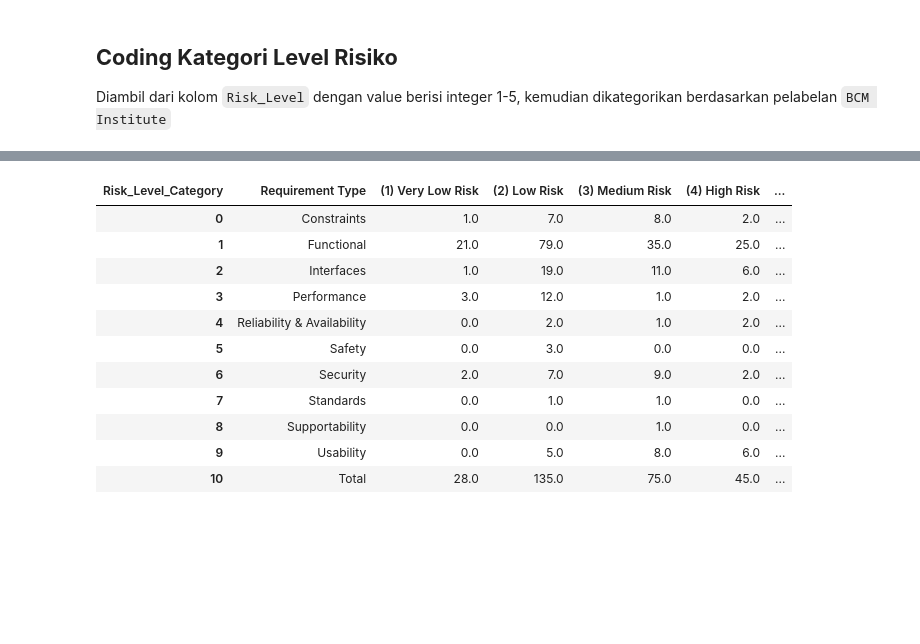
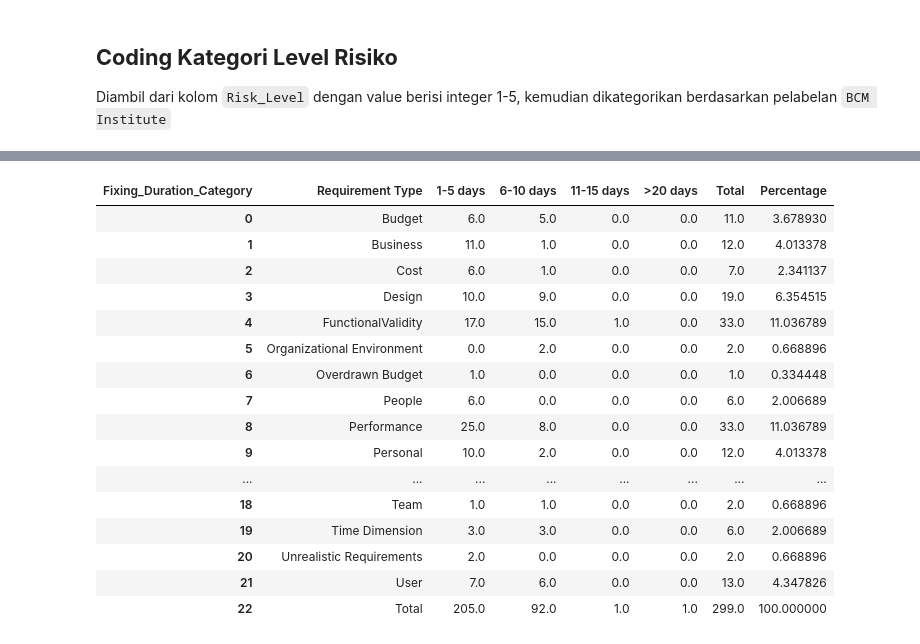
Before and after one commit to apostroef/SRS-risk-management, a Jupyter notebook: tabulation.ipynb, the cells around one changed output, grey strips where cells are left out. Drawn from its saved outputs; the diff is of its cells as text; code cells hidden in the pictures; blank space fills up the shorter version.

```diff
--- a/tabulation.ipynb
+++ b/tabulation.ipynb
@@ -18,6 +15,8 @@ from rich.console import Console
 Diambil dari kolom `Risk_Level` dengan value berisi integer 1-5, kemudian dikategorikan berdasarkan pelabelan `BCM Institute`
 # %%
 data = pd.read_csv("csv_result-Final Dataset.csv")
+df = pd.DataFrame(data)
+display(df.head(7))
 
 
 def categorized_risk(df):
@@ -35,25 +34,21 @@ def categorized_risk(df):
     return df
 
 
+def categorized_duration(df):
+    bins = [1, 6, 11, 16, 20, np.inf]
+    labels = [
+        "1-5 days",
+        "6-10 days",
+        "11-15 days",
+        "16-20 days",
+        ">20 days",
+    ]
+    df["Fixing_Duration_Category"] = pd.cut(
+        df["Fixing_Duration"], bins=bins, labels=labels, right=False
+    )
+    return df
+
+
 df = categorized_risk(df)
-
-Risk_Level = pd.crosstab(
-    index=df[df["Project"] == "Transaction Processing System"]["Risk_Level_Category"],
-    columns="count",
-)
-Risk_Level["Percentage"] = (
-    Risk_Level["count"] / Risk_Level["count"].sum() * 100
-).round(2)
-total_row = pd.DataFrame(
-    {
-        "count": [Risk_Level["count"].sum()],
-        "Percentage": [Risk_Level["Percentage"].sum().round(1)],
-    },
-    index=["Total"],
-)
-Risk_Level = pd.concat([Risk_Level, total_row])
-Risk_Level = Risk_Level.reset_index()
-Risk_Level = Risk_Level.rename(columns={"index": "Risk Level"})
-Risk_Level = Risk_Level[["Risk Level", "count", "Percentage"]]
-display(Risk_Level)
+df = categorized_duration(df)
 # %% [output]
@@ -89,23 +142,28 @@ display(Risk_Project)
 # %%
-Risk_Project = pd.crosstab(index=df["Requirement"], columns=df["Risk_Level_Category"])
+Risk_Project = pd.crosstab(index=df["Risk"], columns=df["Fixing_Duration_Category"])
 Risk_Project["Total"] = Risk_Project.sum(axis=1).astype(int)
 Risk_Project["Percentage"] = Risk_Project["Total"] / Risk_Project["Total"].sum() * 100
 total_row = Risk_Project.sum(axis=0).to_frame().T
 total_row.index = ["Total"]
 Risk_Project = pd.concat([Risk_Project, total_row])
 Risk_Project = Risk_Project.reset_index()
 Risk_Project = Risk_Project.rename(columns={"index": "Requirement Type"})
 display(Risk_Project)
 # %% [output]
-| Risk_Level_Category | Requirement Type | (1) Very Low Risk | (2) Low Risk | (3) Medium Risk | (4) High Risk | ... |
-| 0 | Constraints | 1.0 | 7.0 | 8.0 | 2.0 | ... |
-| 1 | Functional | 21.0 | 79.0 | 35.0 | 25.0 | ... |
-| 2 | Interfaces | 1.0 | 19.0 | 11.0 | 6.0 | ... |
-| 3 | Performance | 3.0 | 12.0 | 1.0 | 2.0 | ... |
-| 4 | Reliability & Availability | 0.0 | 2.0 | 1.0 | 2.0 | ... |
-| 5 | Safety | 0.0 | 3.0 | 0.0 | 0.0 | ... |
-| 6 | Security | 2.0 | 7.0 | 9.0 | 2.0 | ... |
-| 7 | Standards | 0.0 | 1.0 | 1.0 | 0.0 | ... |
-| 8 | Supportability | 0.0 | 0.0 | 1.0 | 0.0 | ... |
-| 9 | Usability | 0.0 | 5.0 | 8.0 | 6.0 | ... |
-| 10 | Total | 28.0 | 135.0 | 75.0 | 45.0 | ... |
+| Fixing_Duration_Category | Requirement Type | 1-5 days | 6-10 days | 11-15 days | >20 days | Total | Percentage |
+| 0 | Budget | 6.0 | 5.0 | 0.0 | 0.0 | 11.0 | 3.678930 |
+| 1 | Business | 11.0 | 1.0 | 0.0 | 0.0 | 12.0 | 4.013378 |
+| 2 | Cost | 6.0 | 1.0 | 0.0 | 0.0 | 7.0 | 2.341137 |
+| 3 | Design | 10.0 | 9.0 | 0.0 | 0.0 | 19.0 | 6.354515 |
+| 4 | FunctionalValidity | 17.0 | 15.0 | 1.0 | 0.0 | 33.0 | 11.036789 |
+| 5 | Organizational Environment | 0.0 | 2.0 | 0.0 | 0.0 | 2.0 | 0.668896 |
+| 6 | Overdrawn Budget | 1.0 | 0.0 | 0.0 | 0.0 | 1.0 | 0.334448 |
+| 7 | People | 6.0 | 0.0 | 0.0 | 0.0 | 6.0 | 2.006689 |
+| 8 | Performance | 25.0 | 8.0 | 0.0 | 0.0 | 33.0 | 11.036789 |
+| 9 | Personal | 10.0 | 2.0 | 0.0 | 0.0 | 12.0 | 4.013378 |
+| ... | ... | ... | ... | ... | ... | ... | ... |
+| 18 | Team | 1.0 | 1.0 | 0.0 | 0.0 | 2.0 | 0.668896 |
+| 19 | Time Dimension | 3.0 | 3.0 | 0.0 | 0.0 | 6.0 | 2.006689 |
+| 20 | Unrealistic Requirements | 2.0 | 0.0 | 0.0 | 0.0 | 2.0 | 0.668896 |
+| 21 | User | 7.0 | 6.0 | 0.0 | 0.0 | 13.0 | 4.347826 |
+| 22 | Total | 205.0 | 92.0 | 1.0 | 1.0 | 299.0 | 100.000000 |
```
Also changed, not shown: parts of 5 cells of this notebook, 1 other file.
